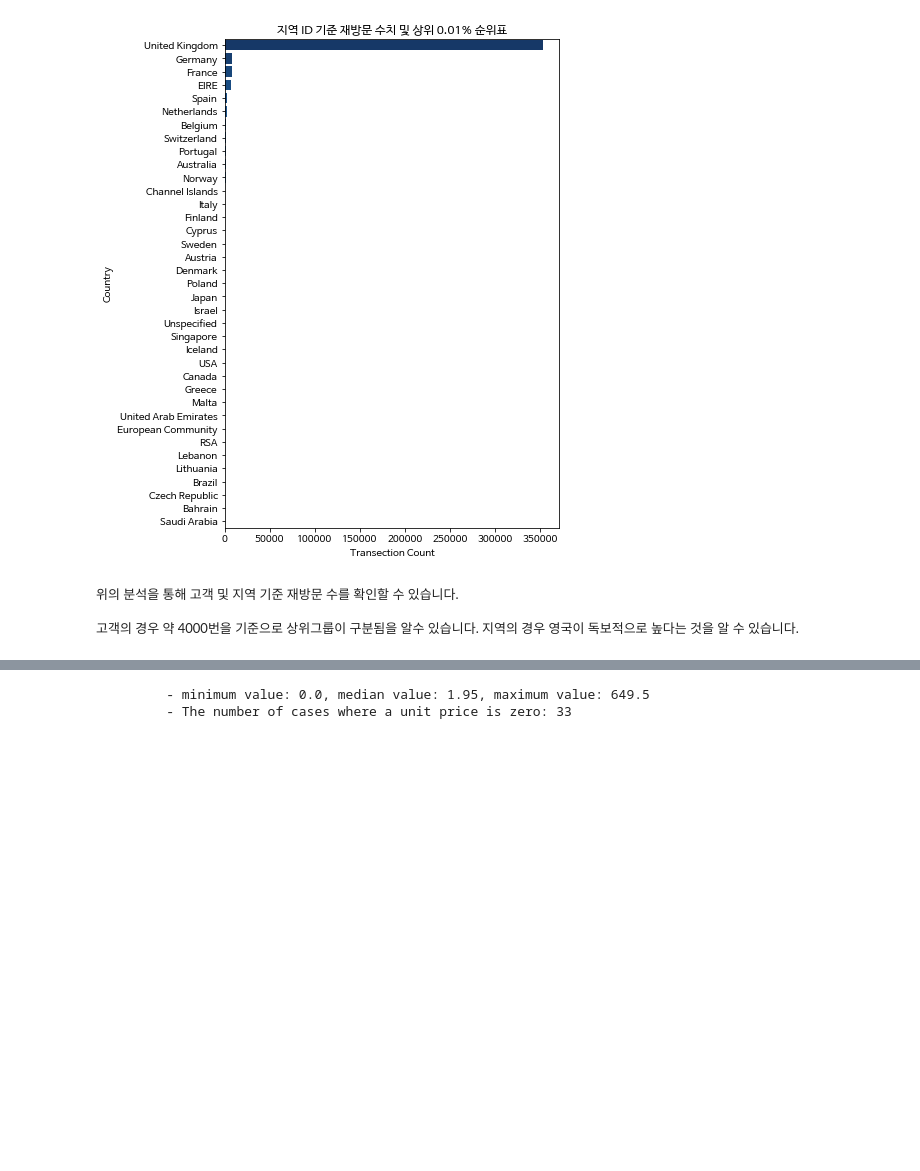
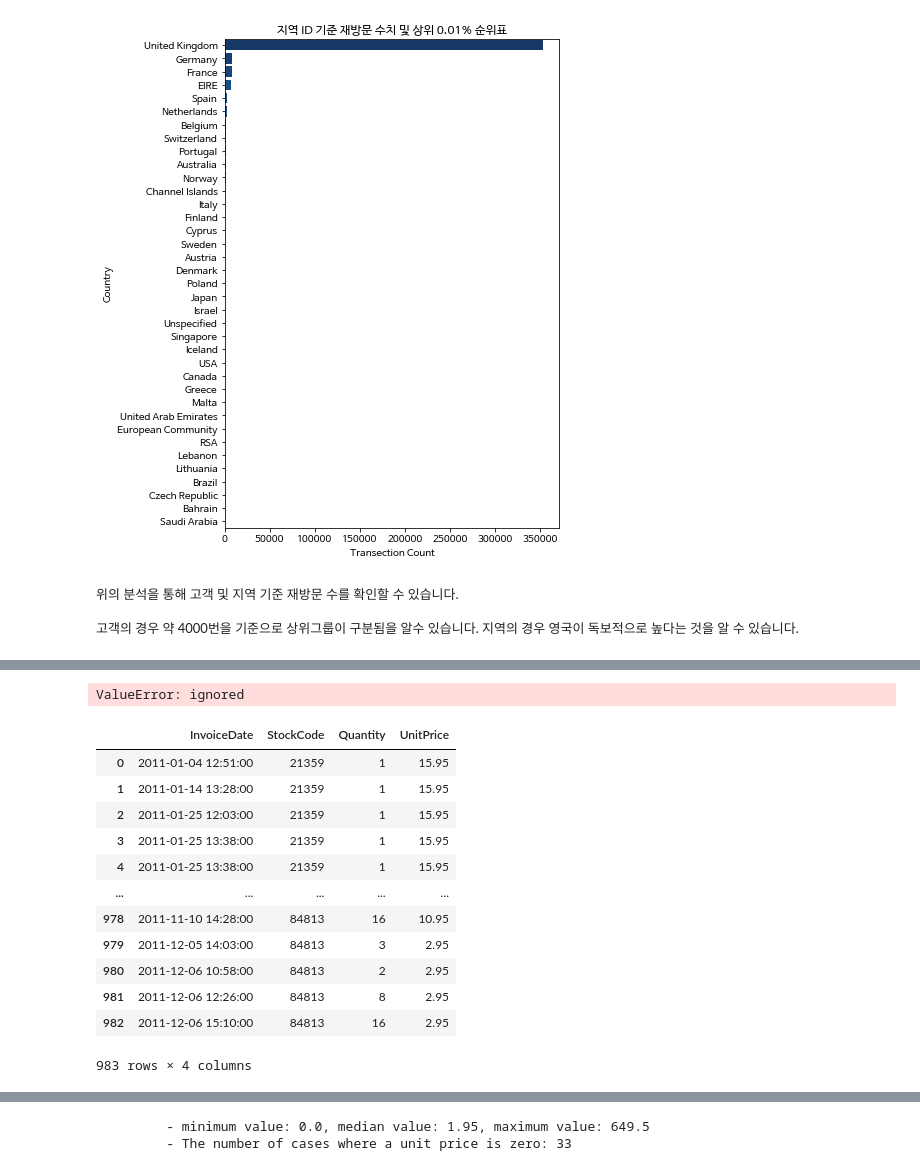
Before and after one commit to mwithgod3952/Conquering-Kaggle-s-challenge, a Jupyter notebook: Marketing_Analytics_Cohort_Analysis.ipynb, the cells around one changed output, grey strips where cells are left out. Saved outputs shown, nothing was run; the diff lists cells and outputs as text; code cells hidden in the pictures; blank space fills up the shorter version.

```diff
--- a/Marketing_Analytics_Cohort_Analysis.ipynb
+++ b/Marketing_Analytics_Cohort_Analysis.ipynb
@@ -383,3 +394,25 @@ def plot_gb_time_series(df, ts_name, gb_name, value_name, figsize=(20,7), title=
+# %%
+fig = px.scatter_3d(over_3_varavg_dfFv, x=over_3_varavg_dfFv.iloc[:, 0], y=over_3_varavg_dfFv.iloc[:, 3], z=over_3_varavg_dfFv.iloc[:, 2])
+
+fig.show(renderer="svg")
+# %% [output]
+ValueError: ignored
+# %%
+over_3_varavg_dfFv
+# %% [output]
+|  | InvoiceDate | StockCode | Quantity | UnitPrice |
+| 0 | 2011-01-04 12:51:00 | 21359 | 1 | 15.95 |
+| 1 | 2011-01-14 13:28:00 | 21359 | 1 | 15.95 |
+| 2 | 2011-01-25 12:03:00 | 21359 | 1 | 15.95 |
+| 3 | 2011-01-25 13:38:00 | 21359 | 1 | 15.95 |
+| 4 | 2011-01-25 13:38:00 | 21359 | 1 | 15.95 |
+| ... | ... | ... | ... | ... |
+| 978 | 2011-11-10 14:28:00 | 84813 | 16 | 10.95 |
+| 979 | 2011-12-05 14:03:00 | 84813 | 3 | 2.95 |
+| 980 | 2011-12-06 10:58:00 | 84813 | 2 | 2.95 |
+| 981 | 2011-12-06 12:26:00 | 84813 | 8 | 2.95 |
+| 982 | 2011-12-06 15:10:00 | 84813 | 16 | 2.95 |
+983 rows × 4 columns
 # %%
 df = generate_random_data()
 
```
Also changed, not shown: parts of 18 cells of this notebook.
